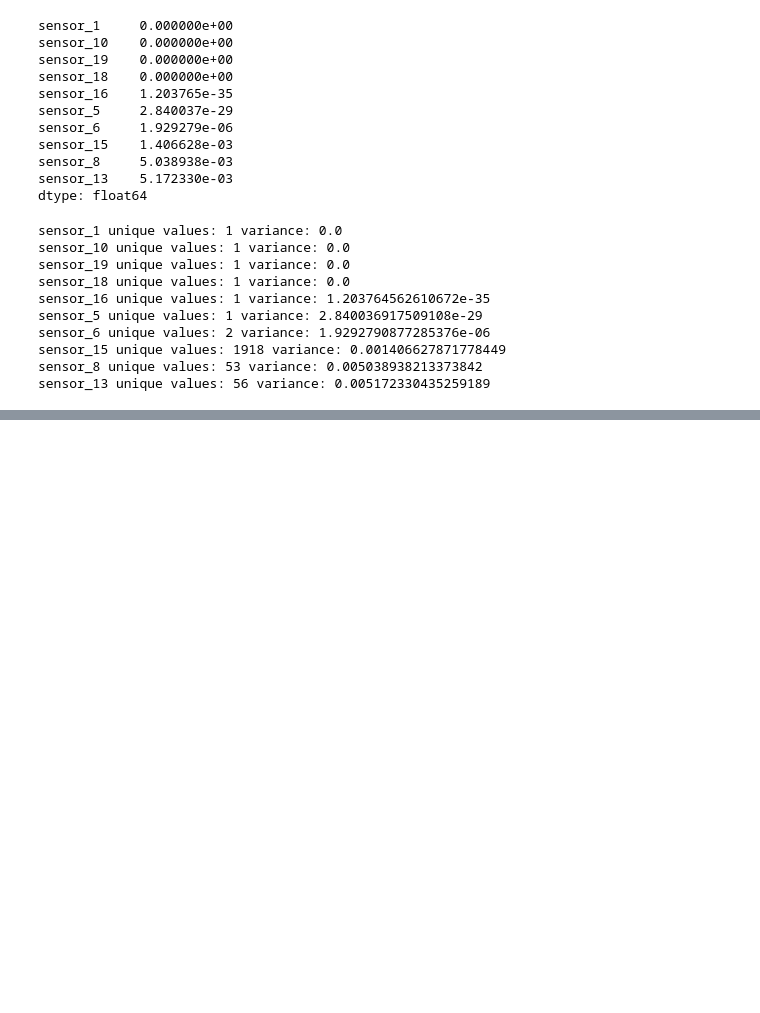
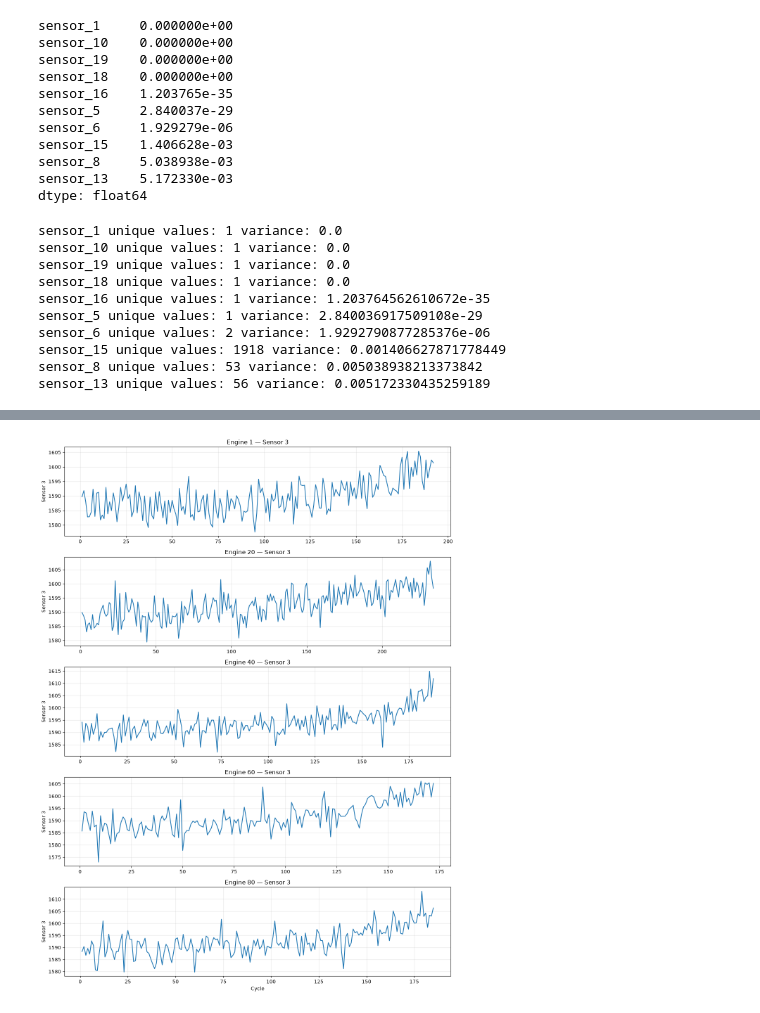
Before and after one commit to sairaashraf95134-commits/jet-engine-predictive-maintenance, a Jupyter notebook: notebooks/01_data_investigation.ipynb, the cells around one changed output, grey strips where cells are left out. Saved outputs shown, nothing was run; the diff lists cells and outputs as text; code cells hidden in the pictures; blank space fills up the shorter version.

Commit message:
Complete Phase 0 data investigation

```diff
--- a/notebooks/01_data_investigation.ipynb
+++ b/notebooks/01_data_investigation.ipynb
@@ -259,0 +303,29 @@ sensor_13 unique values: 56 variance: 0.005172330435259189
+# %%
+sample_engines = [1, 20, 40, 60, 80]
+
+fig, axes = plt.subplots(
+    len(sample_engines),
+    1,
+    figsize=(12, 16),
+    sharex=False
+)
+
+for ax, engine_id in zip(axes, sample_engines):
+
+    engine_data = train_df[train_df["unit"] == engine_id]
+
+    ax.plot(
+        engine_data["cycle"],
+        engine_data["sensor_3"]
+    )
+
+    ax.set_title(f"Engine {engine_id} — Sensor 3")
+    ax.set_ylabel("Sensor 3")
+    ax.grid(alpha=0.3)
+
+axes[-1].set_xlabel("Cycle")
+
+plt.tight_layout()
+plt.show()
+# %% [output]
+[figure, added]
```
Also changed, not shown: parts of 3 cells of this notebook, 3 other files.
